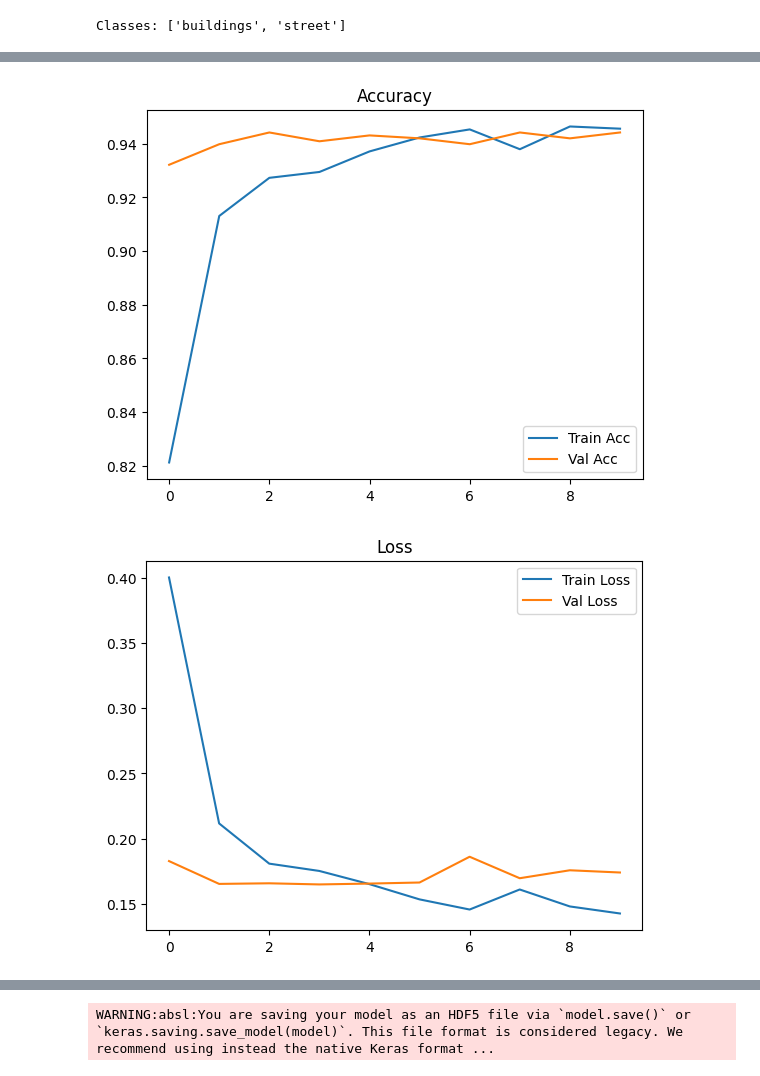
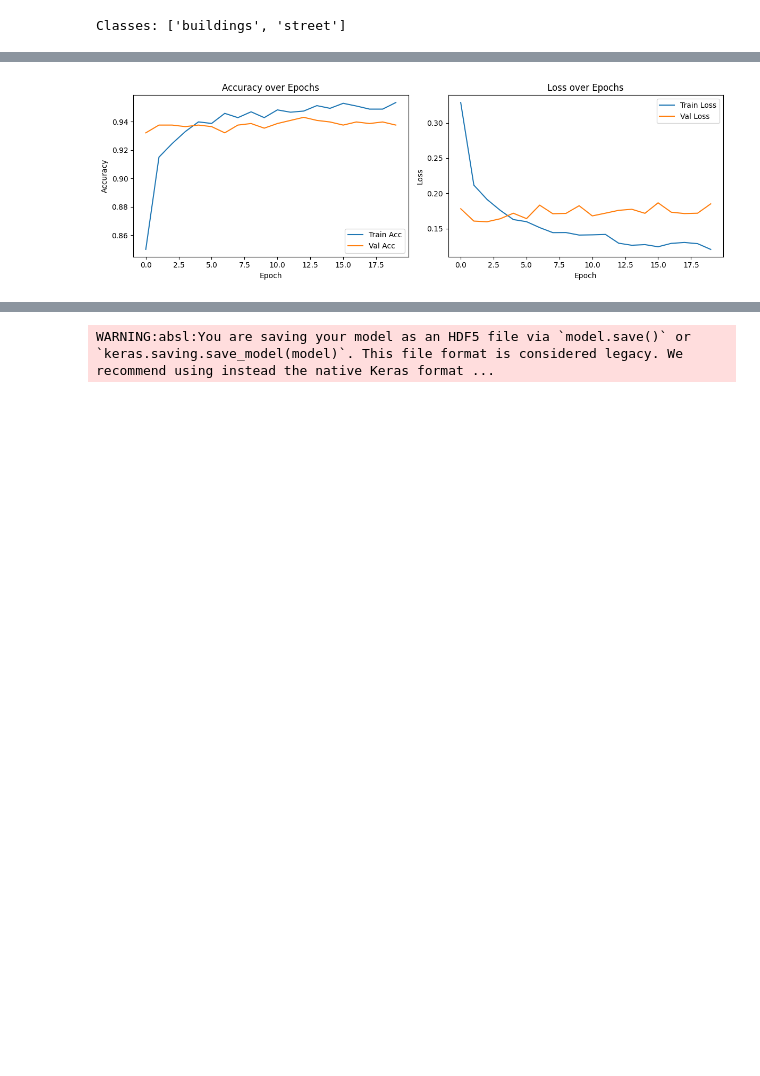
Before and after one commit to KavindaKGD/DL_Final_Assignment, a Jupyter notebook: Mobilenet_buildings_streets.ipynb, the cells around one changed output, grey strips where cells are left out. Drawn from its saved outputs; the diff is of its cells as text; code cells hidden in the pictures; blank space fills up the shorter version.

```diff
--- a/Mobilenet_buildings_streets.ipynb
+++ b/Mobilenet_buildings_streets.ipynb
@@ -107,6 +129,6 @@ Model: "sequential"
  Non-trainable params: 3,228,864 (12.32 MB)
 # %%
 # --- Train
-EPOCHS = 10
+EPOCHS = 20
 history = model.fit(train_data, validation_data=val_data, epochs=EPOCHS)
 # %% [output]
@@ -133,19 +152,22 @@ Epoch 10/10
 # %%
-# --- Plot results
-plt.plot(history.history['accuracy'], label="Train Acc")
-plt.plot(history.history['val_accuracy'], label="Val Acc")
-plt.legend()
-plt.title("Accuracy")
-plt.show()
 
-plt.plot(history.history['loss'], label="Train Loss")
-plt.plot(history.history['val_loss'], label="Val Loss")
-plt.legend()
-plt.title("Loss")
-plt.show()
+
+# Learning curves
+plt.figure(figsize=(12,4))
+plt.subplot(1,2,1)
+plt.plot(history.history['accuracy'], label='Train Acc')
+plt.plot(history.history['val_accuracy'], label='Val Acc')
+plt.title('Accuracy over Epochs')
+plt.xlabel('Epoch'); plt.ylabel('Accuracy'); plt.legend()
+
+plt.subplot(1,2,2)
+plt.plot(history.history['loss'], label='Train Loss')
+plt.plot(history.history['val_loss'], label='Val Loss')
+plt.title('Loss over Epochs')
+plt.xlabel('Epoch'); plt.ylabel('Loss'); plt.legend()
+plt.tight_layout(); plt.show()
 # %% [output]
-[figure, old version]
+[figure, new version]
-[figure, removed]
 # %%
 # --- Evaluate on test set
 test_loss, test_acc = model.evaluate(test_data)
```
Also changed, not shown: parts of 8 cells of this notebook.
